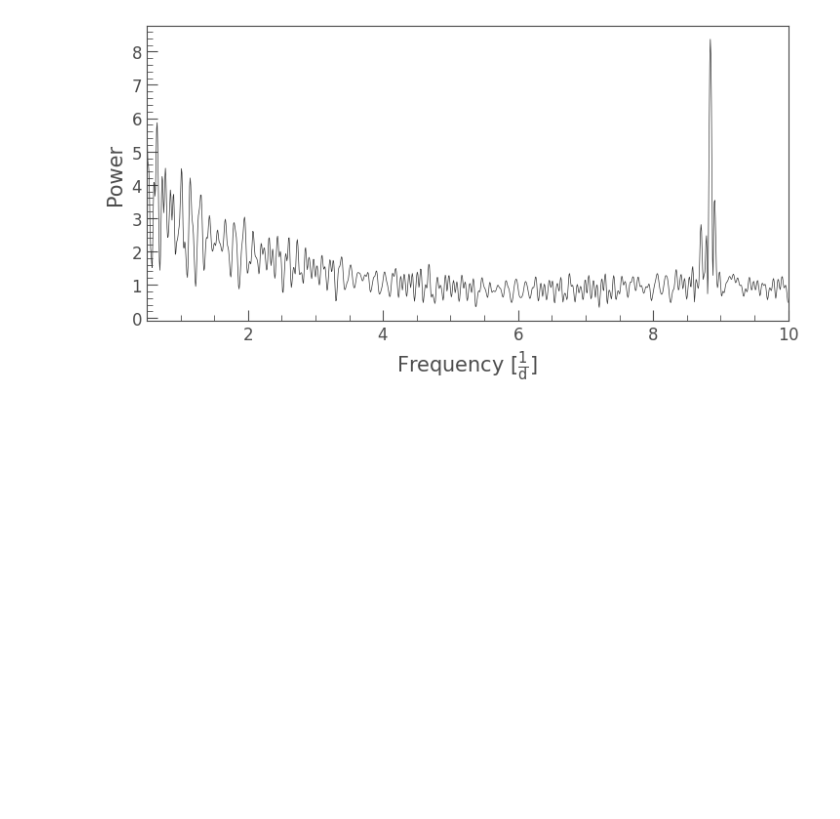
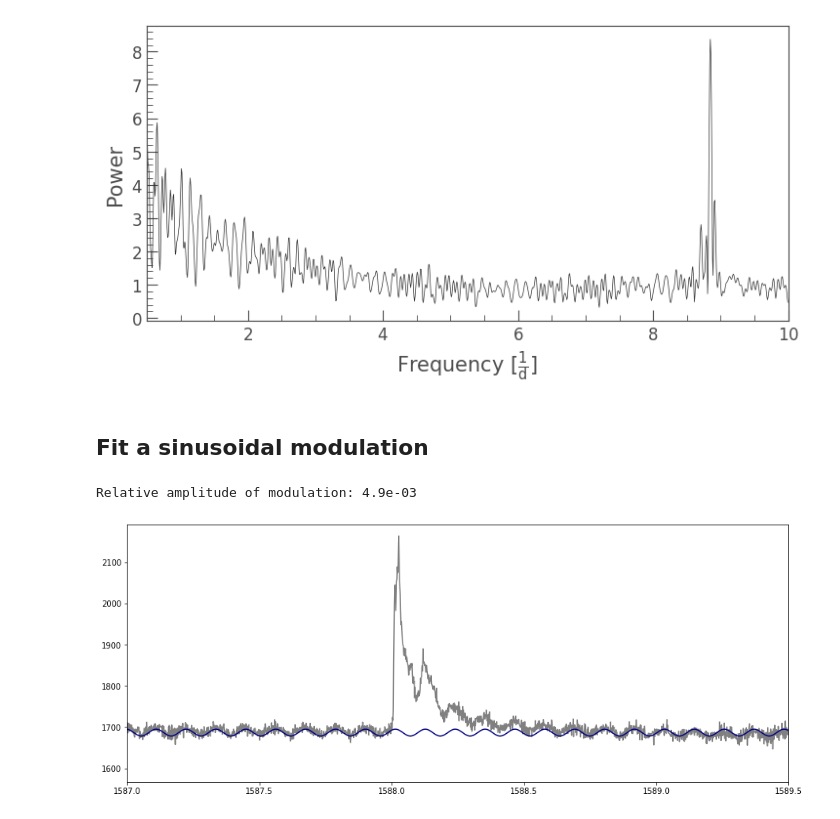
Before and after one commit to ekaterinailin/TESS_UCD_flares, a Jupyter notebook: notebook/NB8_A_strange_signal_in_TIC277539431_s12.ipynb, the cells around one changed output. Drawn from its saved outputs; the diff is of its cells as text; code cells hidden in the pictures; blank space fills up the shorter version.

Commit message:
Added some more analysis of multiperiod flares, updated ED estimate, flare fits, and sine fits.

```diff
--- a/notebook/NB8_A_strange_signal_in_TIC277539431_s12.ipynb
+++ b/notebook/NB8_A_strange_signal_in_TIC277539431_s12.ipynb
@@ -102,3 +111,29 @@ print("modulation period: ", (1 / pg.frequency_at_max_power).to("h"))
 # %% [output]
 modulation period:  2.712461696095165 h
 [figure]
+# %% [markdown]
+## Fit a sinusoidal modulation
+# %%
+def cosine(x, a, b, c, d):
+        return a * np.cos(b * x + c) + d
+
+flck = copy.deepcopy(flc)
+cond = np.invert(np.isnan(flck.time)) & np.invert(np.isnan(flck.flux))
+p, p_cov = optimize.curve_fit(cosine, flck.time[cond], flck.flux[cond],
+                                          p0=[np.nanstd(flck.flux),
+                                          2*np.pi*pg.frequency_at_max_power.value,
+                                          0, np.nanmean(flck.flux)])
+#flck.flux = np.nanmean(flck.flux) + flck.flux-cosine(flck.time, p[0], p[1], p[2], p[3])
+rel_amplitude = p[0] / np.nanmedian(flck.flux)
+print(f"Relative amplitude of modulation: {rel_amplitude:.1e}")
+# %% [output]
+Relative amplitude of modulation: 4.9e-03
+# %%
+plt.figure(figsize=(15,6))
+plt.plot(flck.time, flck.flux,c="grey")
+#plt.plot(flck.time, np.nanmean(flck.flux) + flck.flux - cosine(flck.time, p[0], p[1], p[2], p[3]))
+plt.plot(flck.time, cosine(flck.time, p[0], p[1], p[2], p[3]), c="navy")
+plt.xlim(*dt)
+plt.savefig(f"{CWD}/multiperiod_flares/{TIC}_{c}/plots/{TIC}_s{c}_sinusoidal.png",dpi=300)
+# %% [output]
+[figure, added]
```
Also changed, not shown: parts of 20 cells of this notebook, 10 other files.
